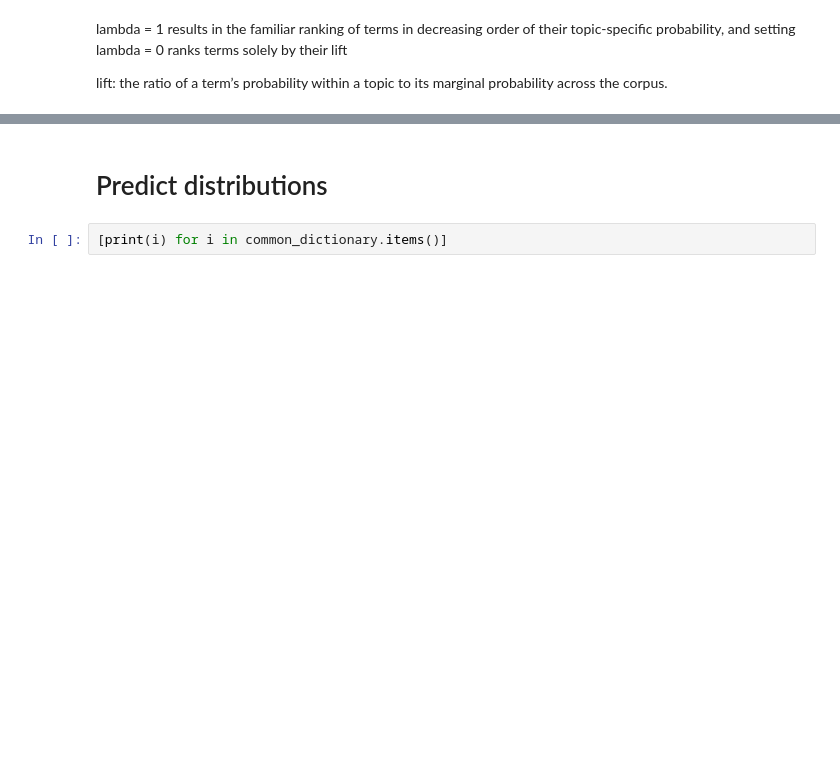
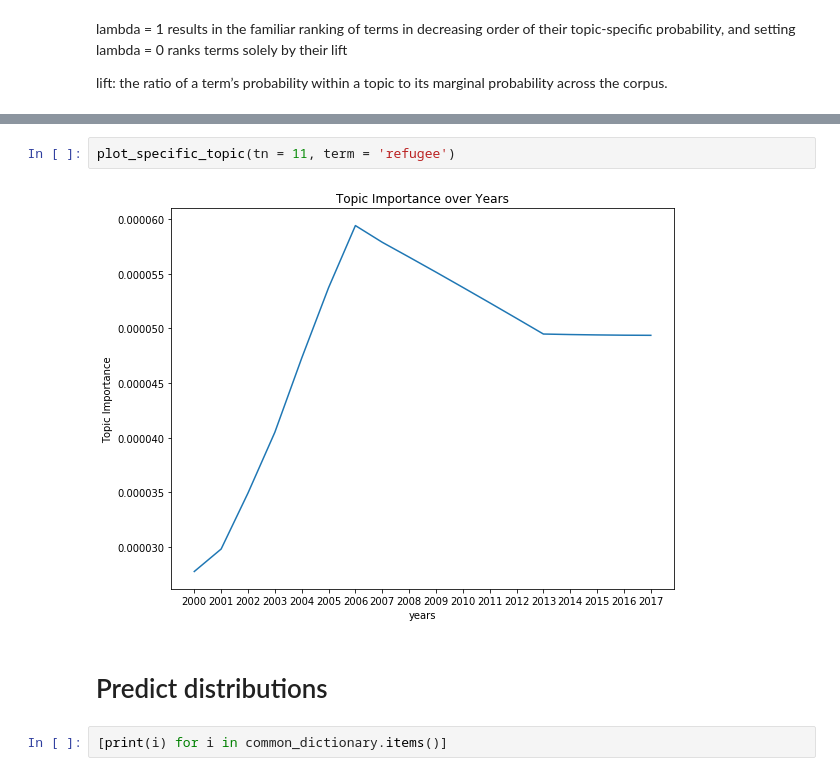
Before and after one commit to d4gumich/pdf_dynamic_topic_modeling, a Jupyter notebook: topic_modeling.ipynb, the cells around one changed output, grey strips where cells are left out. Cells and saved outputs as stored; diff of their text form; blank space fills up the shorter version.

```diff
--- a/topic_modeling.ipynb
+++ b/topic_modeling.ipynb
@@ -449,3 +416,7 @@ lift: the ratio of a term’s probability within a topic to its marginal probabi
+# %%
+plot_specific_topic(tn = 11, term = 'refugee')
+# %% [output]
+[figure, added]
 # %% [markdown]
 # Predict distributions
 # %%
```
Also changed, not shown: parts of 12 cells of this notebook.
